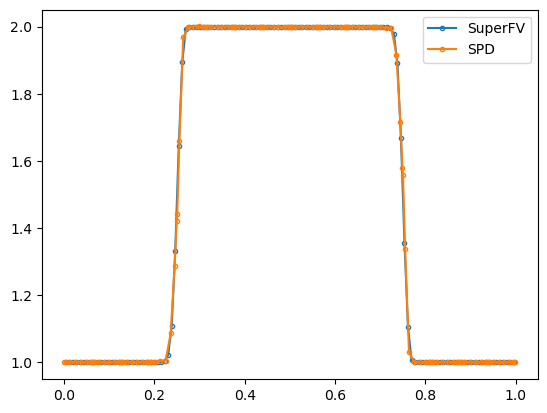
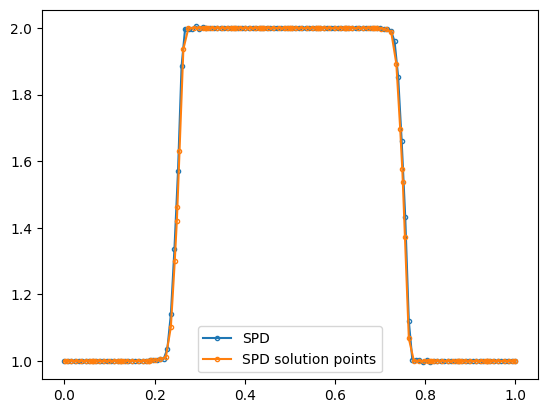
Unified diff of the notebook cell whose output changed from the first chart to the second:
--- before
+++ after
@@ -1,13 +1,14 @@
+# plt.plot(
+#     super_sim.mesh.x_centers,
+#     super_sim.snapshot_history[-1].u[super_sim.idx("rho"), :, 0, 0],
+#     label="SuperFV",
+#     linestyle="-",
+#     marker=".",
+#     mfc="none",
+# )
+
 plt.plot(
-    super_sim.mesh.x_centers,
-    super_sim.snapshot_history[-1].u[super_sim.idx("rho"), :, 0, 0],
-    label="SuperFV",
-    linestyle="-",
-    marker=".",
-    mfc="none",
-)
-plt.plot(
-    spd_sim.dm.X_sp.flatten(),
-    spd_sim.dm.U_sp[0].flatten(),
+    spd_sim.regular_centers()[0],
+    spd_sim.transpose_to_fv(spd_sim.regular_mesh(spd_sim.dm.W_cv))[0],
     label="SPD",
     linestyle="-",
@@ -15,4 +16,14 @@
     mfc="none",
 )
+
+plt.plot(
+    spd_sim.dm.X_sp.flatten(),
+    spd_sim.transpose_to_fv(spd_sim.dm.W_cv)[0],
+    label="SPD solution points",
+    linestyle="-",
+    marker=".",
+    mfc="none",
+)
+
 plt.legend()
 

Commit: meeting with David